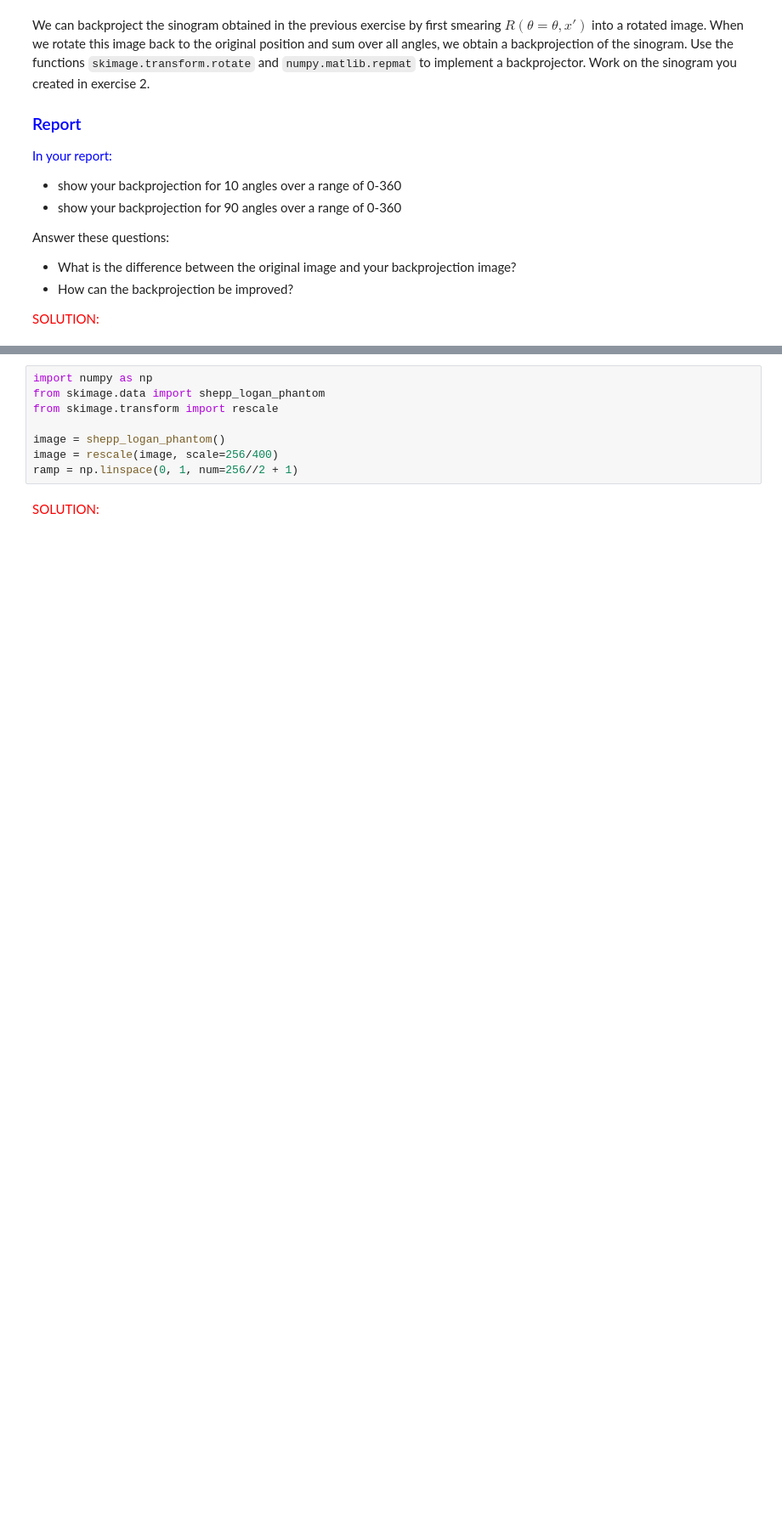
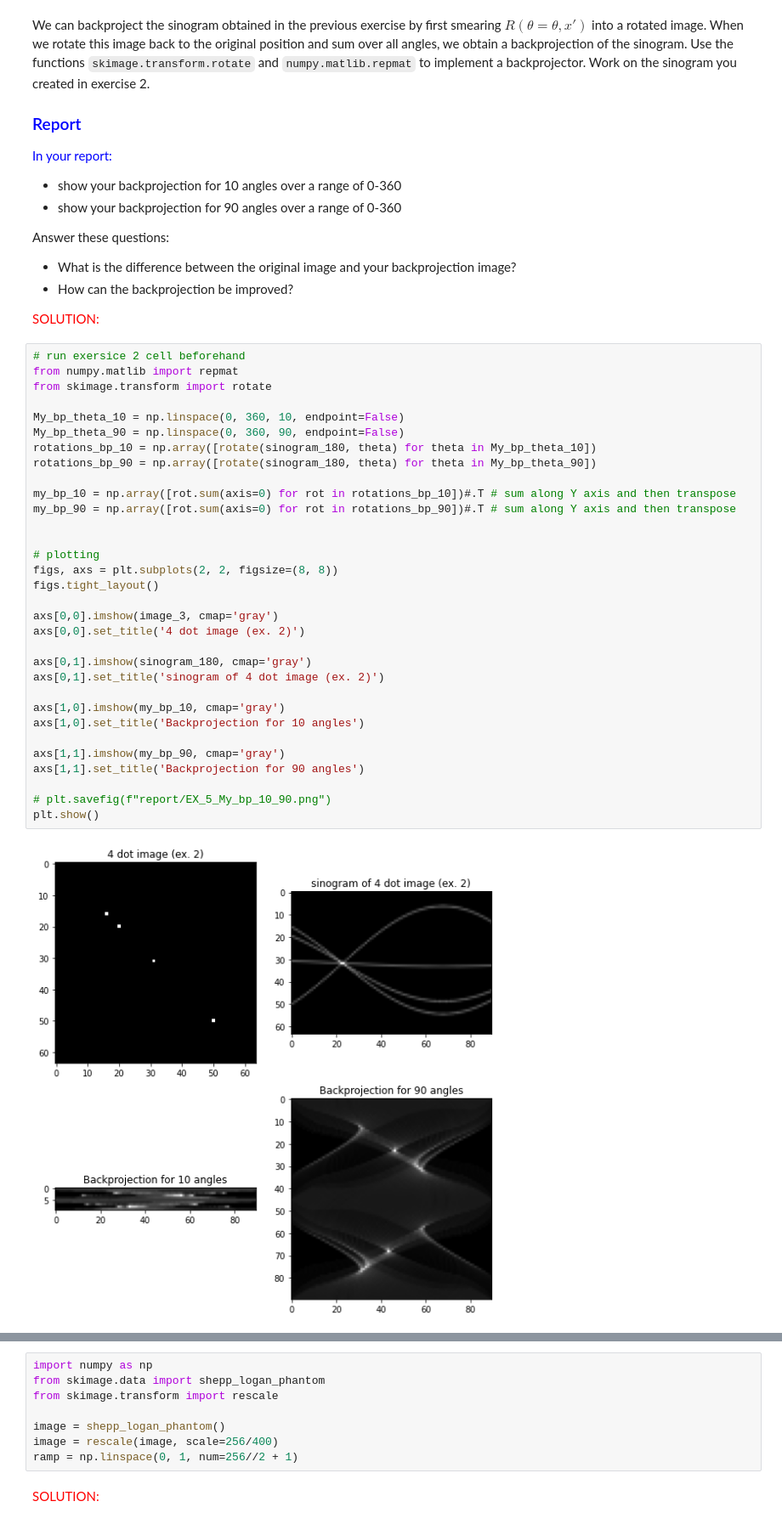
Before and after one commit to cesarz10/Medical-Imaging-UGent, a Jupyter notebook: Practicum_1/UPDATED_Practicum1_ImageFormationAndReconstruction.ipynb, the cells around one changed output, grey strips where cells are left out. Shown: that part at 85% size. Cells and saved outputs as stored; diff of their text form; blank space fills up the shorter version.

Commit message:
Exercise 5, backprojection. Without using numpy's repmat.

```diff
--- a/Practicum_1/UPDATED_Practicum1_ImageFormationAndReconstruction.ipynb
+++ b/Practicum_1/UPDATED_Practicum1_ImageFormationAndReconstruction.ipynb
@@ -307,6 +307,40 @@ Answer these questions:
 - How can the backprojection be improved? </font>
 
 <font color='red'> SOLUTION: </font>
+# %%
+# run exersice 2 cell beforehand
+from numpy.matlib import repmat
+from skimage.transform import rotate
+
+My_bp_theta_10 = np.linspace(0, 360, 10, endpoint=False)
+My_bp_theta_90 = np.linspace(0, 360, 90, endpoint=False)
+rotations_bp_10 = np.array([rotate(sinogram_180, theta) for theta in My_bp_theta_10])
+rotations_bp_90 = np.array([rotate(sinogram_180, theta) for theta in My_bp_theta_90])
+
+my_bp_10 = np.array([rot.sum(axis=0) for rot in rotations_bp_10])#.T # sum along Y axis and then transpose
+my_bp_90 = np.array([rot.sum(axis=0) for rot in rotations_bp_90])#.T # sum along Y axis and then transpose
+
+
+# plotting
+figs, axs = plt.subplots(2, 2, figsize=(8, 8))
+figs.tight_layout()
+
+axs[0,0].imshow(image_3, cmap='gray')
+axs[0,0].set_title('4 dot image (ex. 2)')
+
+axs[0,1].imshow(sinogram_180, cmap='gray')
+axs[0,1].set_title('sinogram of 4 dot image (ex. 2)')
+
+axs[1,0].imshow(my_bp_10, cmap='gray')
+axs[1,0].set_title('Backprojection for 10 angles')
+
+axs[1,1].imshow(my_bp_90, cmap='gray')
+axs[1,1].set_title('Backprojection for 90 angles')
+
+# plt.savefig(f"report/EX_5_My_bp_10_90.png")
+plt.show()
+# %% [output]
+[figure, added]
 # %% [markdown]
 ## 2.3 Filtered backprojection
 To understand the origin of the blur in the reconstructed image, take a look at the sampling in the Fourier domain.
```
Also changed, not shown: 1 other file.
